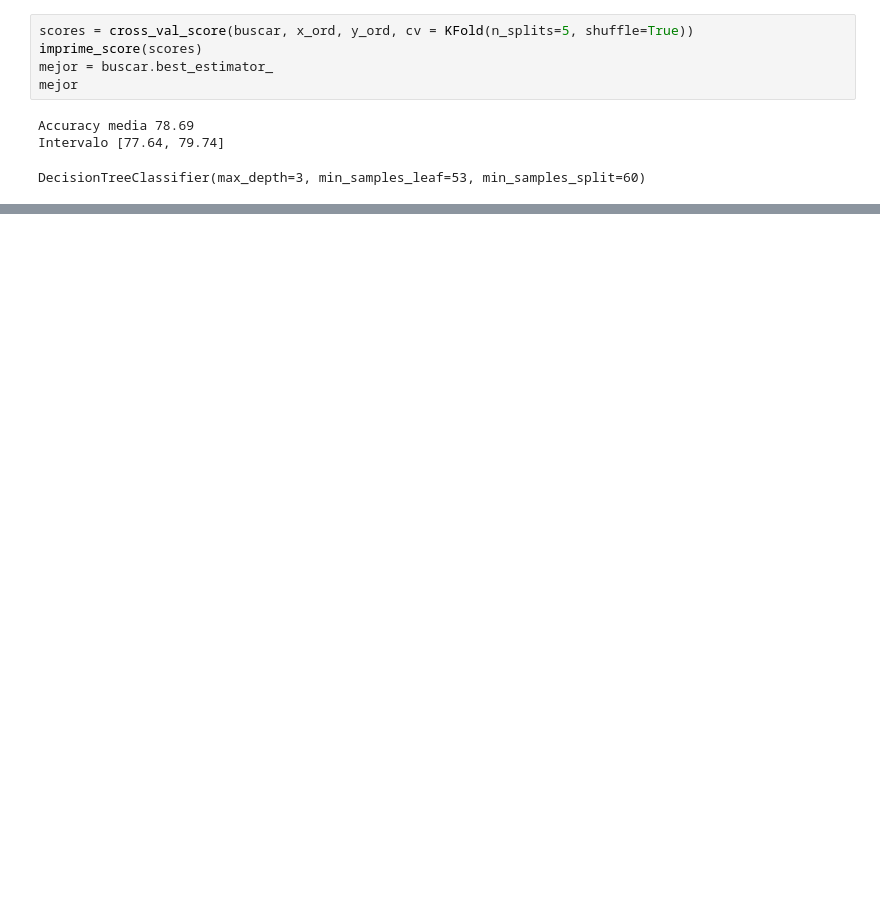
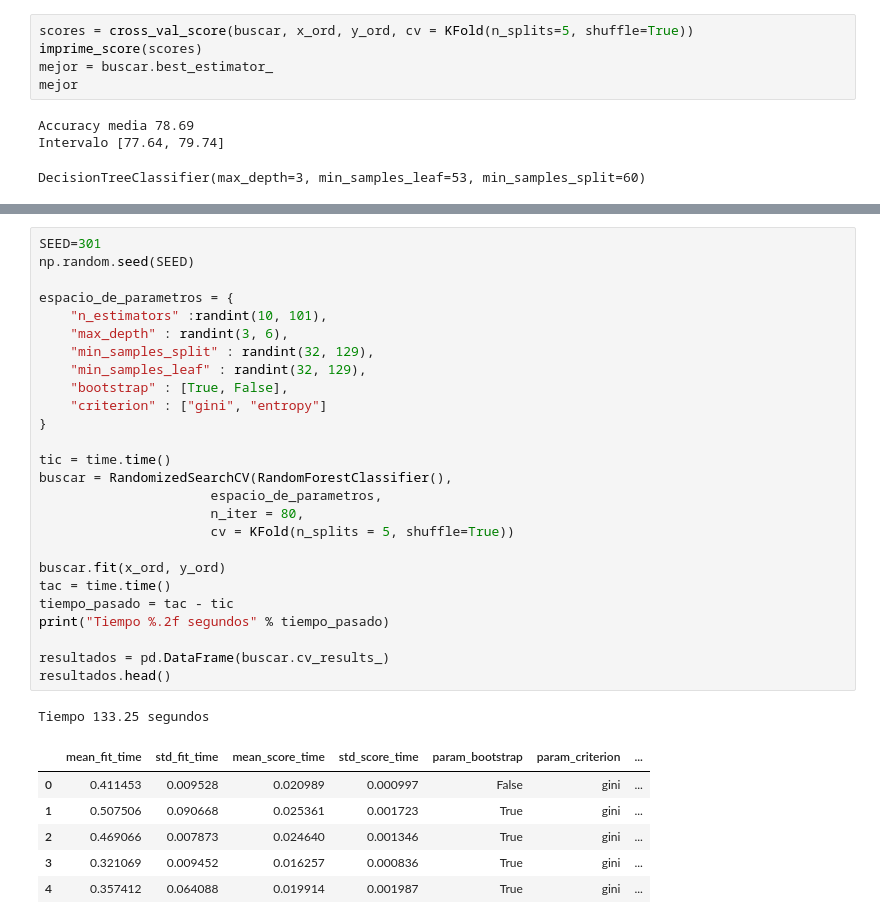
Before and after one commit to JuanPerezMolina/machine_learning_optimizacion_exploracion_aleatoria, a Jupyter notebook: 231126-1_machine_learning_optimizacion_exploracion_aleatoria.ipynb, the cells around one changed output, grey strips where cells are left out. Cells and saved outputs as stored; diff of their text form; blank space fills up the shorter version.

```diff
--- a/231126-1_machine_learning_optimizacion_exploracion_aleatoria.ipynb
+++ b/231126-1_machine_learning_optimizacion_exploracion_aleatoria.ipynb
@@ -879,0 +921,34 @@ DecisionTreeClassifier(max_depth=3, min_samples_leaf=53, min_samples_split=60)
+# %%
+SEED=301
+np.random.seed(SEED)
+
+espacio_de_parametros = {
+    "n_estimators" :randint(10, 101),
+    "max_depth" : randint(3, 6),
+    "min_samples_split" : randint(32, 129),
+    "min_samples_leaf" : randint(32, 129),
+    "bootstrap" : [True, False],
+    "criterion" : ["gini", "entropy"]
+}
+
+tic = time.time()
+buscar = RandomizedSearchCV(RandomForestClassifier(),
+                      espacio_de_parametros,
+                      n_iter = 80,
+                      cv = KFold(n_splits = 5, shuffle=True))
+
+buscar.fit(x_ord, y_ord)
+tac = time.time()
+tiempo_pasado = tac - tic
+print("Tiempo %.2f segundos" % tiempo_pasado)
+
+resultados = pd.DataFrame(buscar.cv_results_)
+resultados.head()
+# %% [output]
+Tiempo 133.25 segundos
+|  | mean_fit_time | std_fit_time | mean_score_time | std_score_time | param_bootstrap | param_criterion | ... |
+| 0 | 0.411453 | 0.009528 | 0.020989 | 0.000997 | False | gini | ... |
+| 1 | 0.507506 | 0.090668 | 0.025361 | 0.001723 | True | gini | ... |
+| 2 | 0.469066 | 0.007873 | 0.024640 | 0.001346 | True | gini | ... |
+| 3 | 0.321069 | 0.009452 | 0.016257 | 0.000836 | True | gini | ... |
+| 4 | 0.357412 | 0.064088 | 0.019914 | 0.001987 | True | gini | ... |
```
Also changed, not shown: parts of 27 cells of this notebook.
